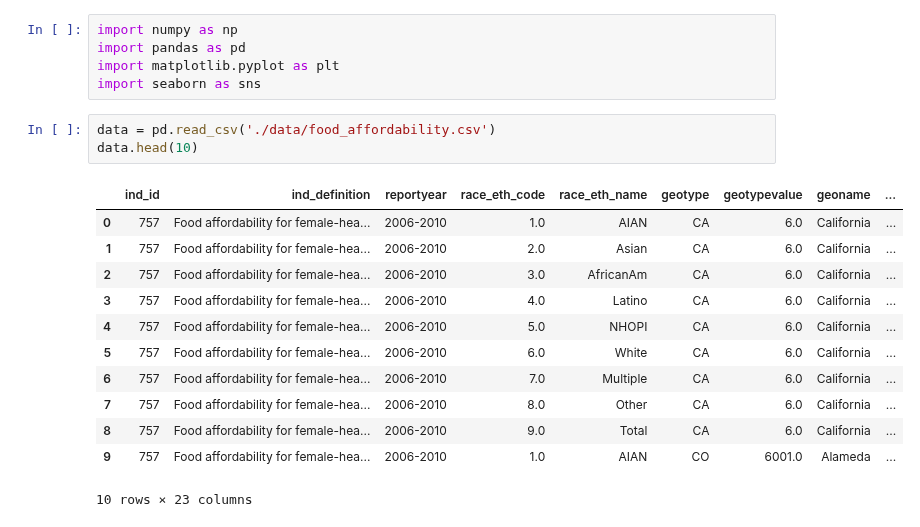
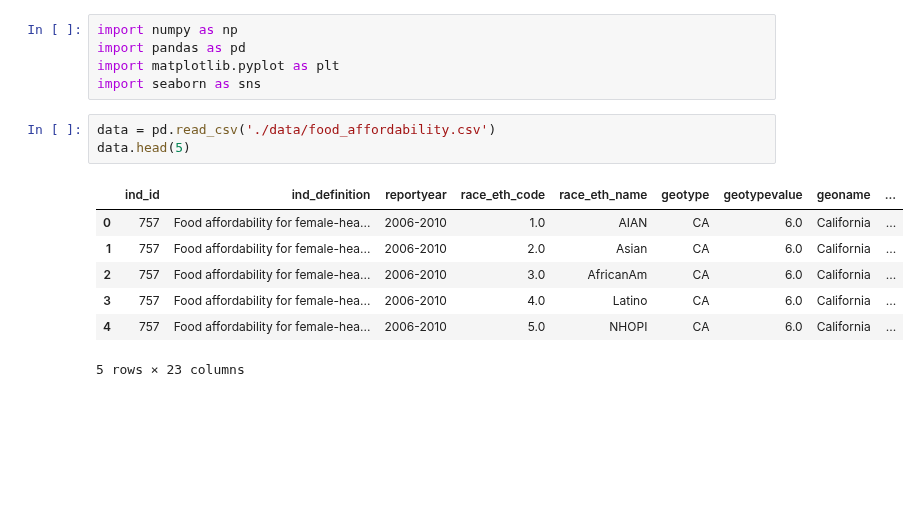
Before and after one commit to UCB-stat-159-f25/final-group18, a Jupyter notebook: main.ipynb, the cells around one changed output. Cells and saved outputs as stored; diff of their text form; blank space fills up the shorter version.

```diff
--- a/main.ipynb
+++ b/main.ipynb
@@ -5,17 +5,12 @@ import matplotlib.pyplot as plt
 import seaborn as sns
 # %%
 data = pd.read_csv('./data/food_affordability.csv')
-data.head(10)
+data.head(5)
 # %% [output]
 |  | ind_id | ind_definition | reportyear | race_eth_code | race_eth_name | geotype | geotypevalue | geoname | ... |
 | 0 | 757 | Food affordability for female-hea... | 2006-2010 | 1.0 | AIAN | CA | 6.0 | California | ... |
 | 1 | 757 | Food affordability for female-hea... | 2006-2010 | 2.0 | Asian | CA | 6.0 | California | ... |
 | 2 | 757 | Food affordability for female-hea... | 2006-2010 | 3.0 | AfricanAm | CA | 6.0 | California | ... |
 | 3 | 757 | Food affordability for female-hea... | 2006-2010 | 4.0 | Latino | CA | 6.0 | California | ... |
 | 4 | 757 | Food affordability for female-hea... | 2006-2010 | 5.0 | NHOPI | CA | 6.0 | California | ... |
-| 5 | 757 | Food affordability for female-hea... | 2006-2010 | 6.0 | White | CA | 6.0 | California | ... |
-| 6 | 757 | Food affordability for female-hea... | 2006-2010 | 7.0 | Multiple | CA | 6.0 | California | ... |
-| 7 | 757 | Food affordability for female-hea... | 2006-2010 | 8.0 | Other | CA | 6.0 | California | ... |
-| 8 | 757 | Food affordability for female-hea... | 2006-2010 | 9.0 | Total | CA | 6.0 | California | ... |
-| 9 | 757 | Food affordability for female-hea... | 2006-2010 | 1.0 | AIAN | CO | 6001.0 | Alameda | ... |
-10 rows × 23 columns
+5 rows × 23 columns
```
Also changed, not shown: 1 other file.
